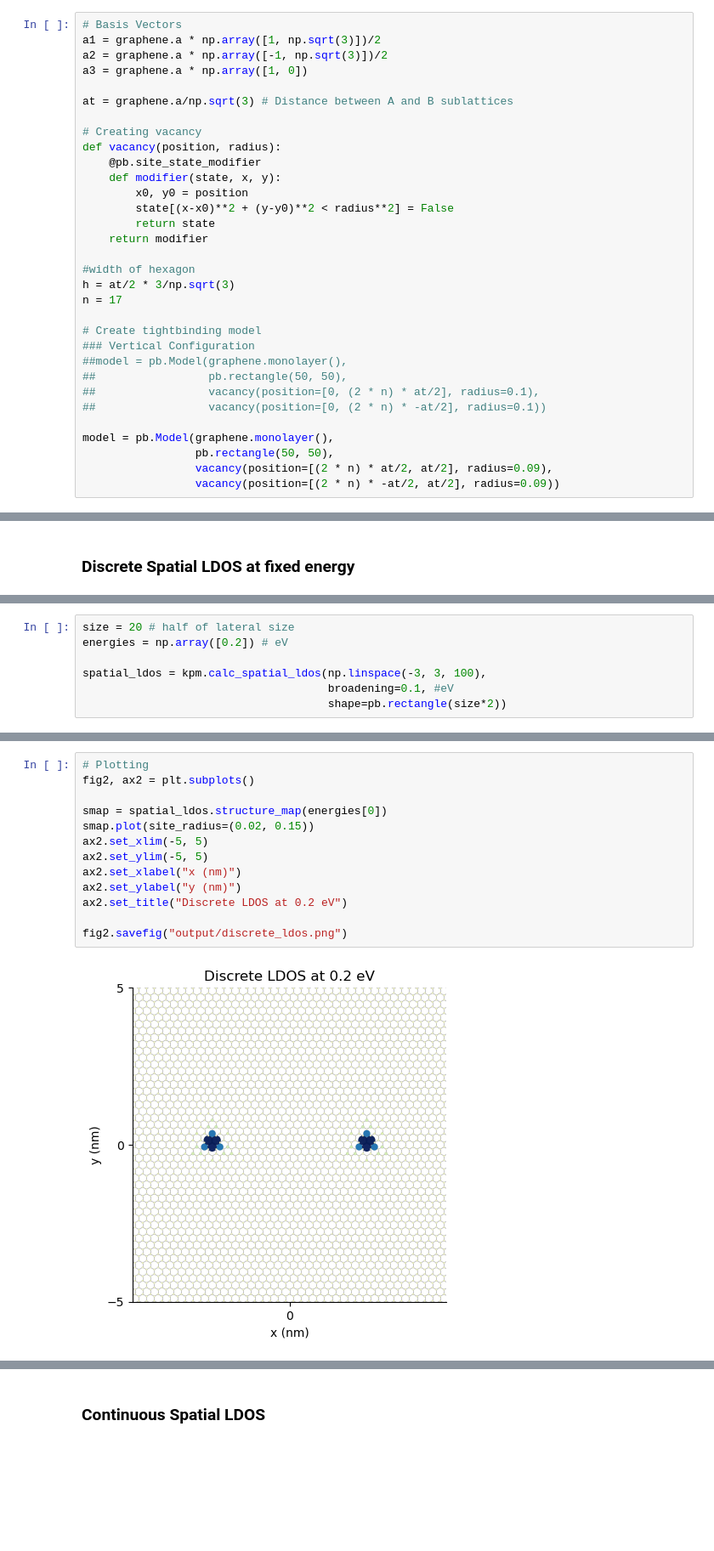
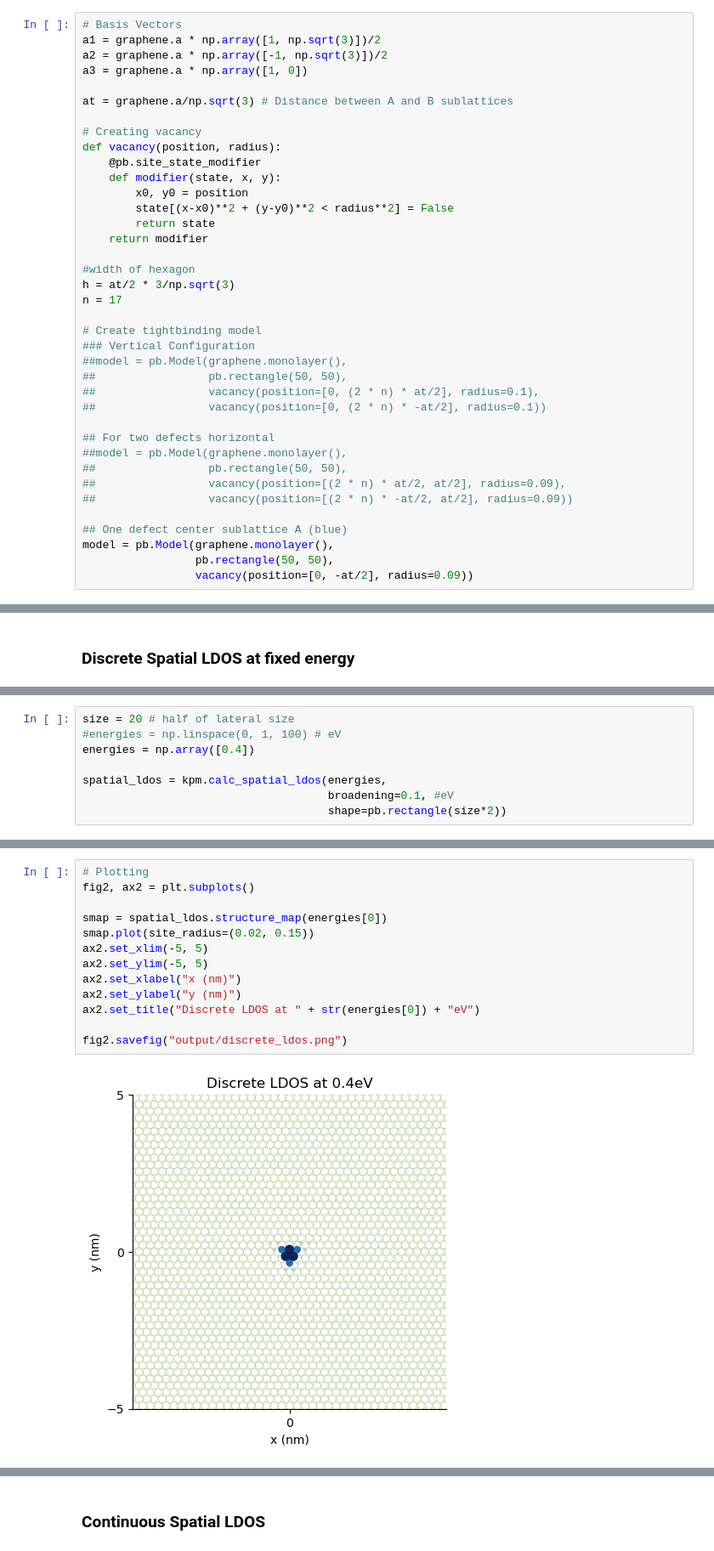
Before and after one commit to HollenLab/QPI-Scattering, a Jupyter notebook: TBCalcs/tbinding_ldos_vacancy_two.ipynb, the cells around one changed output, grey strips where cells are left out. Shown at 85% size. Saved outputs shown, nothing was run; the diff lists cells and outputs as text; blank space fills up the shorter version.

```diff
--- a/TBCalcs/tbinding_ldos_vacancy_two.ipynb
+++ b/TBCalcs/tbinding_ldos_vacancy_two.ipynb
@@ -49,10 +50,16 @@ n = 17
 ##                 vacancy(position=[0, (2 * n) * at/2], radius=0.1),
 ##                 vacancy(position=[0, (2 * n) * -at/2], radius=0.1))
 
+## For two defects horizontal
+##model = pb.Model(graphene.monolayer(),
+##                 pb.rectangle(50, 50),
+##                 vacancy(position=[(2 * n) * at/2, at/2], radius=0.09),
+##                 vacancy(position=[(2 * n) * -at/2, at/2], radius=0.09))
+
+## One defect center sublattice A (blue)
 model = pb.Model(graphene.monolayer(),
                  pb.rectangle(50, 50),
-                 vacancy(position=[(2 * n) * at/2, at/2], radius=0.09),
-                 vacancy(position=[(2 * n) * -at/2, at/2], radius=0.09))
+                 vacancy(position=[0, -at/2], radius=0.09))
 # %%
 # Plotting energy ontop of lattice
 #model.onsite_map.plot_contourf()
@@ -94,8 +107,9 @@ plt.savefig("output/energy_ldos.png")
 # %%
 size = 20 # half of lateral size
-energies = np.array([0.2]) # eV
+#energies = np.linspace(0, 1, 100) # eV
+energies = np.array([0.4])
 
-spatial_ldos = kpm.calc_spatial_ldos(np.linspace(-3, 3, 100),
+spatial_ldos = kpm.calc_spatial_ldos(energies,
                                      broadening=0.1, #eV
                                      shape=pb.rectangle(size*2))
 # %% [output]
@@ -104,15 +118,15 @@ Progress 100% [////////////////////////////////] Elapsed: 0:03:53 / ETA: 0:00:00
 # %%
 # Plotting
 fig2, ax2 = plt.subplots()
 
 smap = spatial_ldos.structure_map(energies[0])
 smap.plot(site_radius=(0.02, 0.15))
 ax2.set_xlim(-5, 5)
 ax2.set_ylim(-5, 5)
 ax2.set_xlabel("x (nm)")
 ax2.set_ylabel("y (nm)")
-ax2.set_title("Discrete LDOS at 0.2 eV")
+ax2.set_title("Discrete LDOS at " + str(energies[0]) + "eV")
 
 fig2.savefig("output/discrete_ldos.png")
 # %% [output]
-[figure, old version]
+[figure, new version]
```
Also changed, not shown: parts of 11 cells of this notebook, 19 other files.
